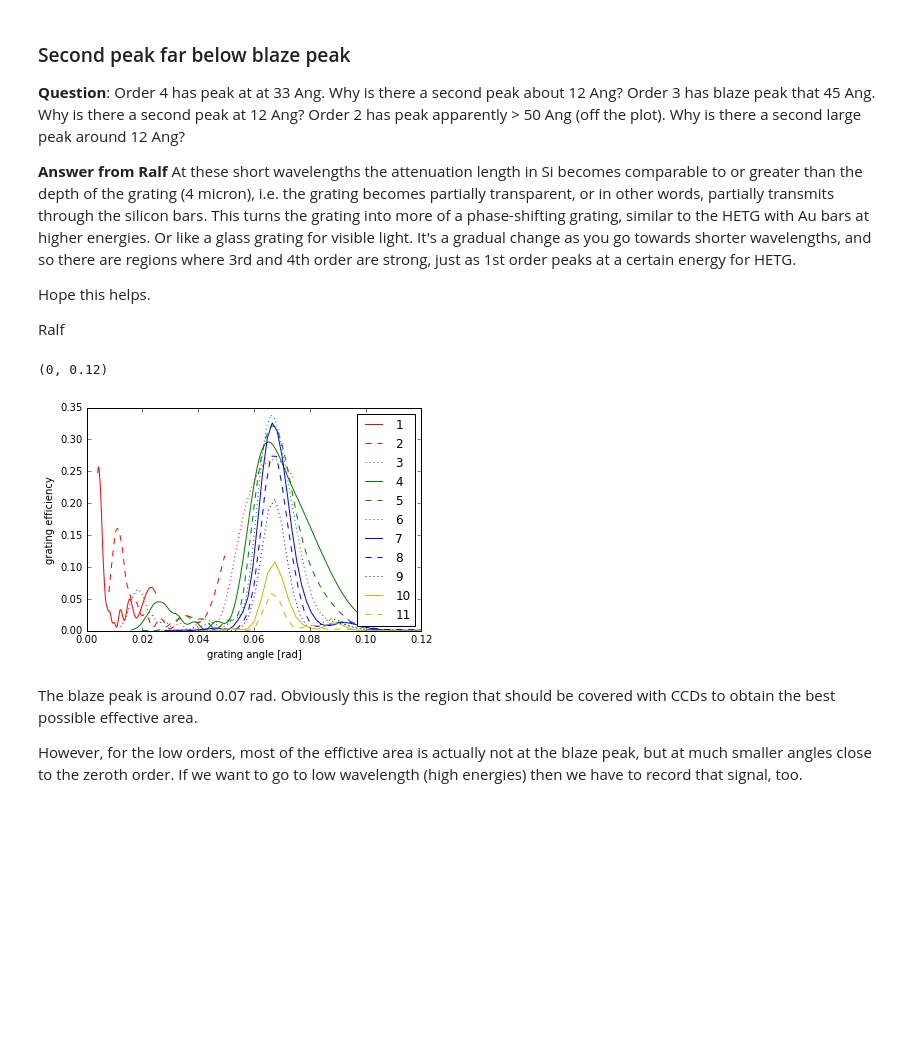
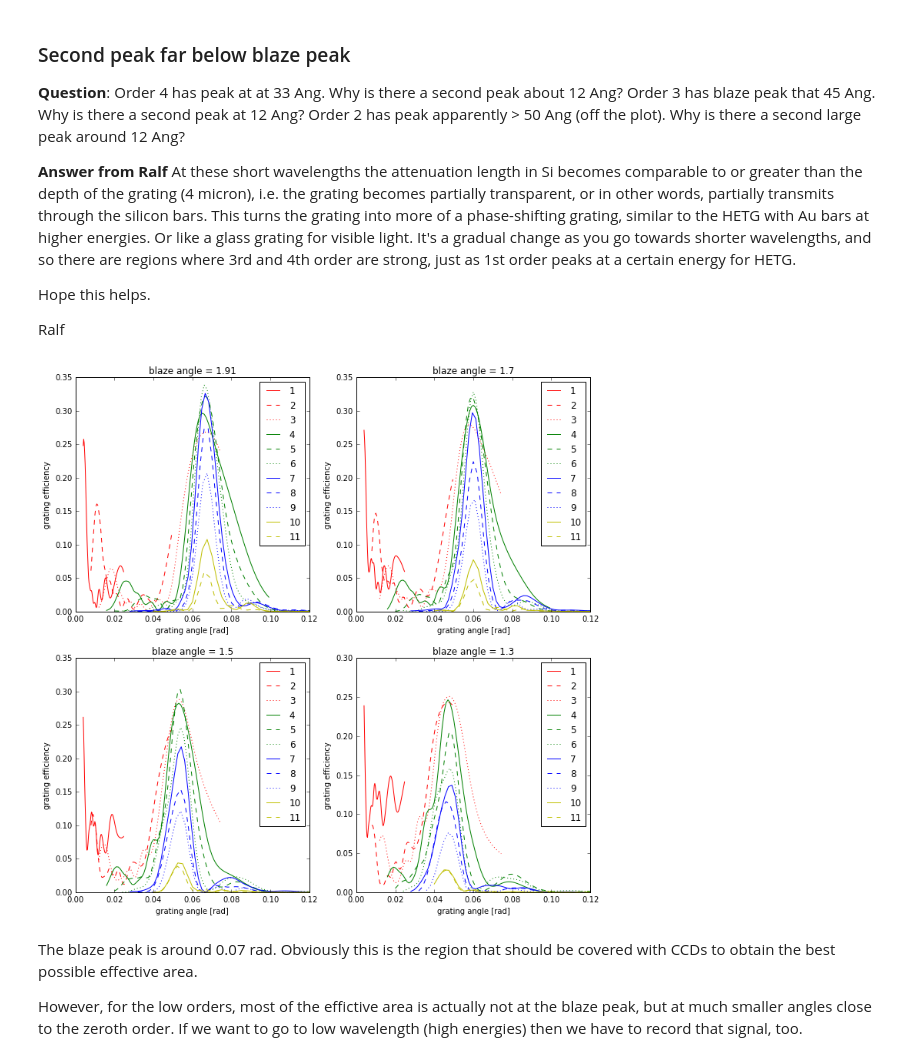
Before and after one commit to hamogu/ARCUS, a Jupyter notebook: notebooks/ALookAtRalfsGratings.ipynb, the cells around one changed output. Cells and saved outputs as stored; diff of their text form; code cells hidden in the pictures; blank space fills up the shorter version.

```diff
--- a/notebooks/ALookAtRalfsGratings.ipynb
+++ b/notebooks/ALookAtRalfsGratings.ipynb
@@ -70,19 +81,15 @@ At these short wavelengths the attenuation length in Si becomes comparable to or
 Hope this helps.
 
 Ralf
-# %%
-d = 2e-4 * u.mm
-
-for n in range(1, 12):
-    plt.plot(np.arcsin(n * wave / d), inter[n, :], label=n)
-
-plt.xlabel('grating angle [rad]')
-plt.ylabel('grating efficiency')
-plt.legend()
-plt.xlim([0, 0.12])
-# %% [output]
-(0, 0.12)
-[figure, removed]
+# %%
+fig = plt.figure(figsize=(12, 12))
+for i, blazeang in enumerate([1.91, 1.7, 1.5, 1.3]):
+    ax = fig.add_subplot(2,2,i+1)
+    plot_wave_orders(ax, blazeang, 'angle')
+    ax.set_title('blaze angle = {0}'.format(blazeang))
+    ax.set_xlim([0, 0.12])
+# %% [output]
+[figure, added]
 # %% [markdown]
 The blaze peak is around 0.07 rad. Obviously this is the region that should be covered with CCDs to obtain
 the best possible effective area.
```
Also changed, not shown: parts of 6 cells of this notebook, 4 other files.
